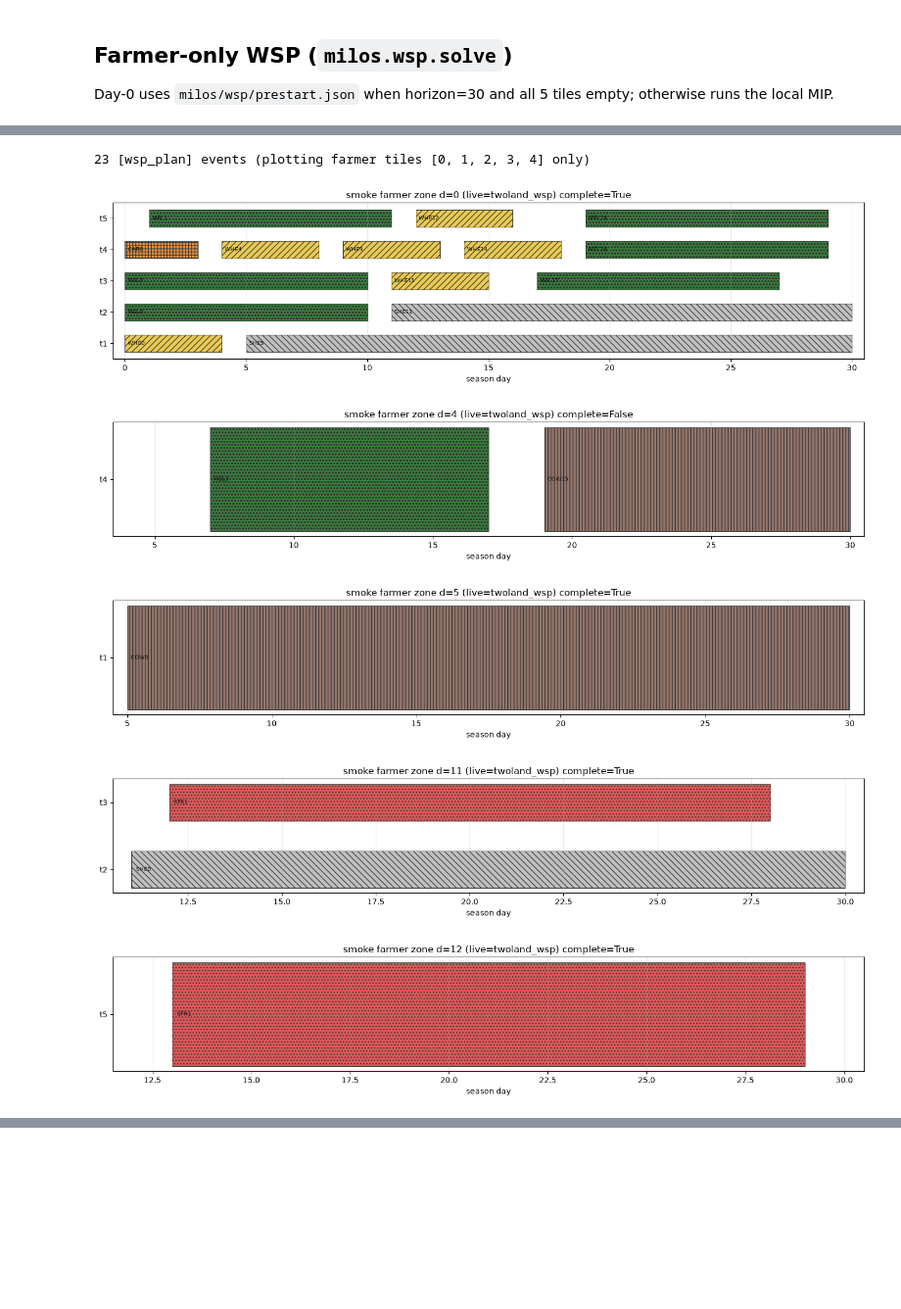
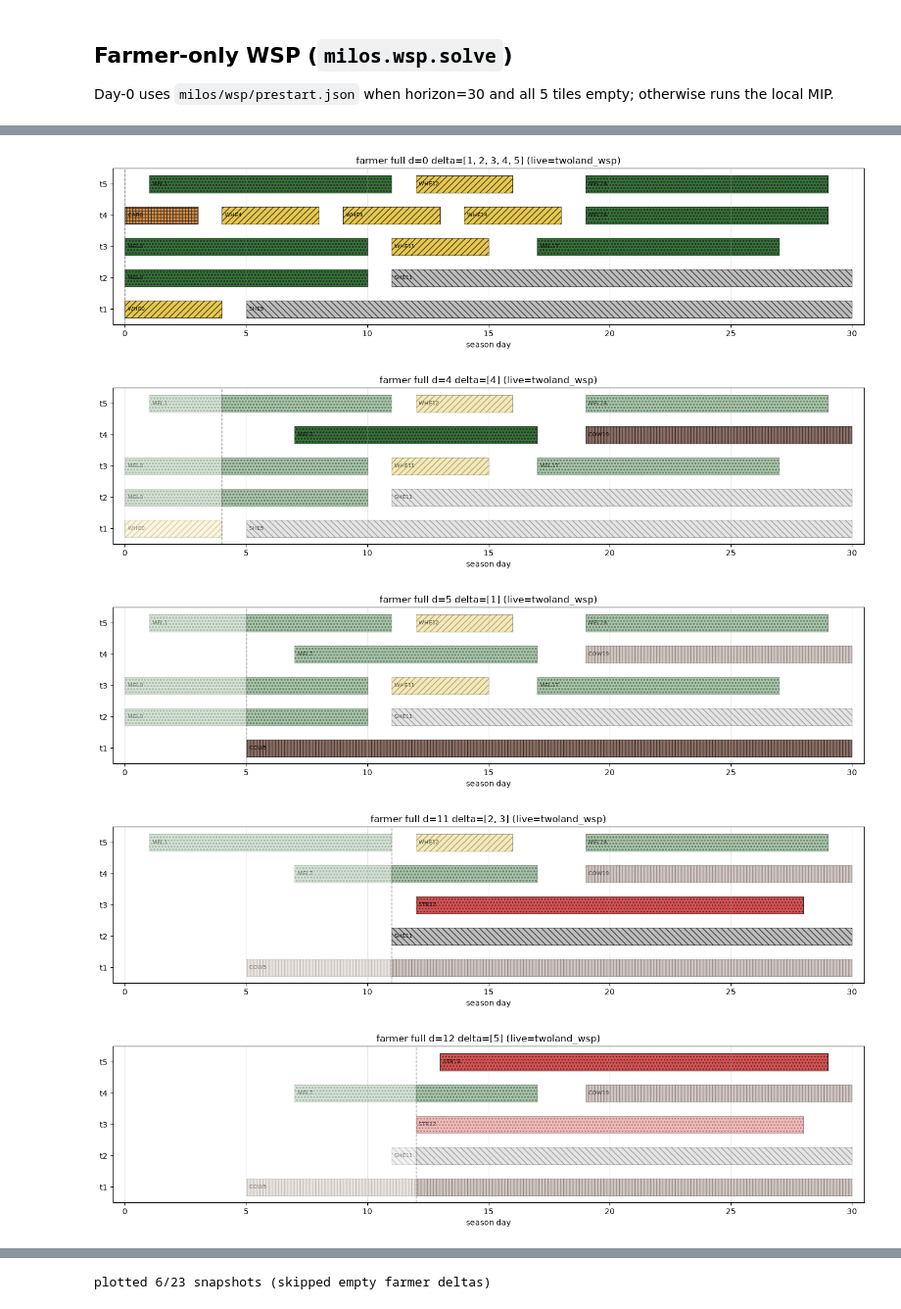
Before and after one commit to vlainic/kaggriculture, a Jupyter notebook: experiments/milos-simplification.ipynb, the cells around one changed output, grey strips where cells are left out. Shown at 98% size. Cells and saved outputs as stored; diff of their text form; code cells hidden in the pictures; blank space fills up the shorter version.

```diff
--- a/experiments/milos-simplification.ipynb
+++ b/experiments/milos-simplification.ipynb
@@ -66,21 +70,25 @@ Requires `bash scripts/smoke_test.sh` (`KAGGRI_VERBOSE=1`).
 # %%
 farmer_set = set(FARMER_TILES_FIVE)
 plans = load_wsp_plans(SMOKE_LOG) if SMOKE_LOG.exists() else []
-print(f"{len(plans)} [wsp_plan] events (plotting farmer tiles {sorted(farmer_set)} only)")
-for p in plans:
-    assigned = {t: chain for t, chain in p.assigned.items() if t in farmer_set}
-    if not assigned:
+snaps = accumulate_absolute(plans, tiles=farmer_set)
+plotted = 0
+for plan, assigned, delta in snaps:
+    if not delta:
         continue
+    plotted += 1
     plot_plan(
         assigned,
-        replan_day=p.day,
-        horizon=p.horizon,
-        title=f"smoke farmer zone d={p.day} (live={p.solver}) complete={p.complete}",
+        replan_day=plan.day,
+        horizon=plan.horizon,
+        now=plan.day,
+        absolute=True,
+        delta_tiles=delta,
+        title=f"farmer full d={plan.day} delta={sorted(t+1 for t in delta)} (live={plan.solver})",
     )
+print(f"plotted {plotted}/{len(snaps)} snapshots (skipped empty farmer deltas)")
 # %% [output]
-23 [wsp_plan] events (plotting farmer tiles [0, 1, 2, 3, 4] only)
-[figure, old version]
+[figure, new version]
-[figure, old version]
+[figure, new version]
-[figure, old version]
+[figure, new version]
-[figure, old version]
+[figure, new version]
-[figure, old version]
+[figure, new version]
@@ -87,0 +96 @@ for p in plans:
+plotted 6/23 snapshots (skipped empty farmer deltas)
```
Also changed, not shown: parts of 4 cells of this notebook, 9 other files.
